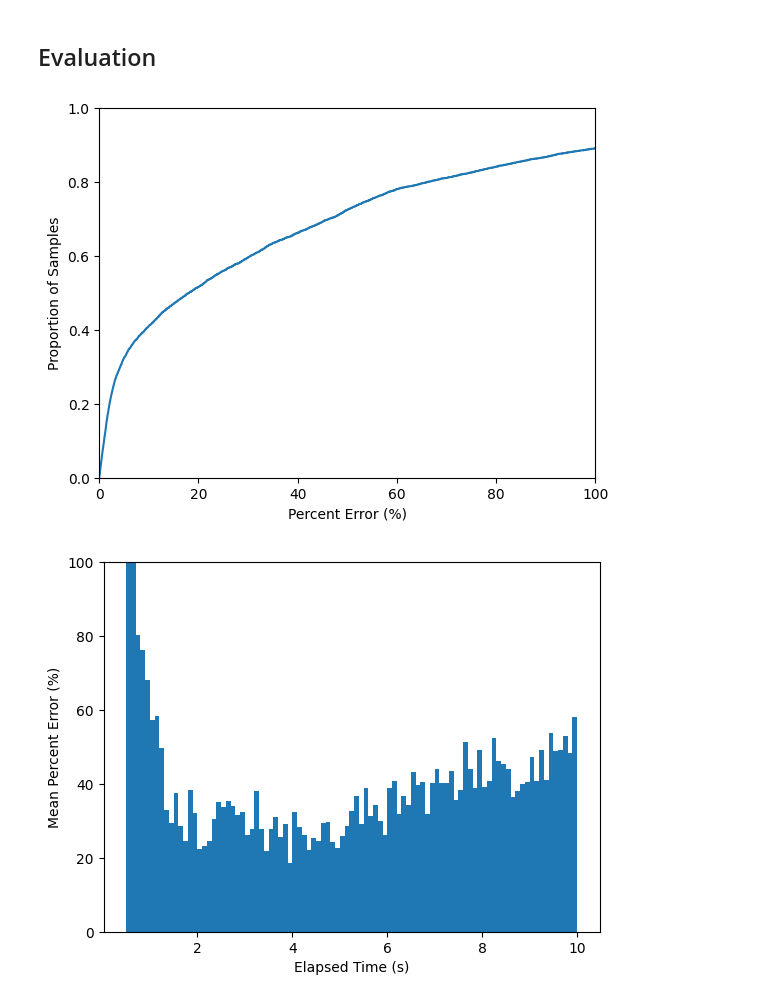
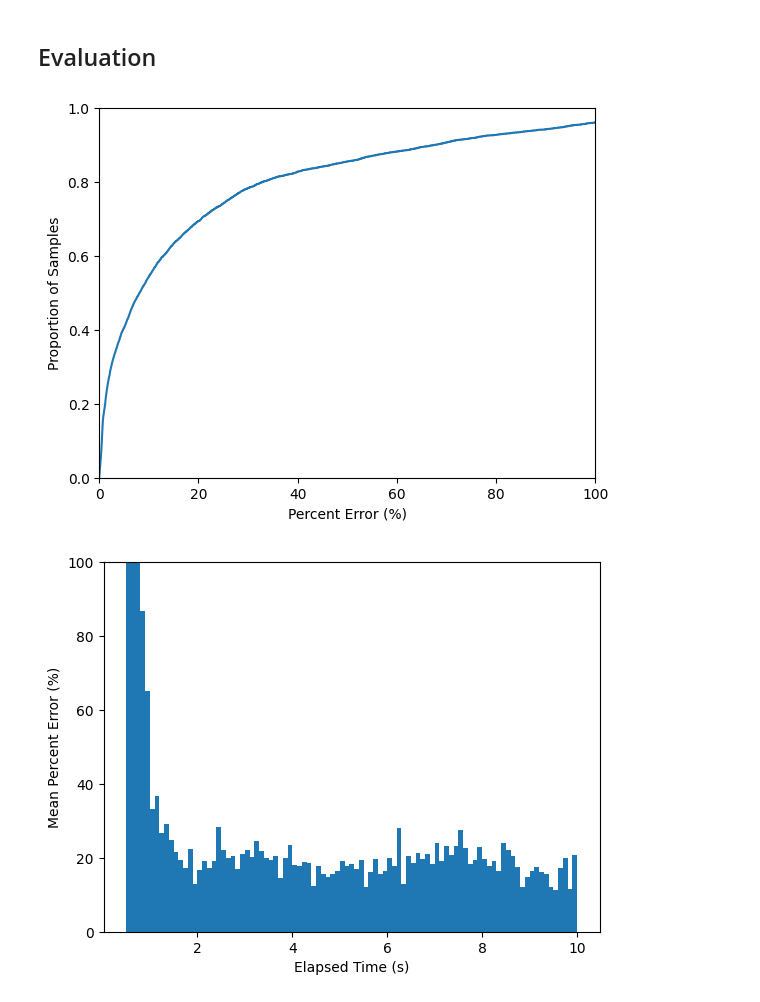
Before and after one commit to yuheho7749/netPeak, a Jupyter notebook: pipeline.ipynb, the cells around one changed output. Cells and saved outputs as stored; diff of their text form; code cells hidden in the pictures.

```diff
--- a/pipeline.ipynb
+++ b/pipeline.ipynb
@@ -71,10 +70,6 @@ features
 # %%
 X, y = features.values, labels.values
 X_train, X_test, y_train, y_test = train_test_split(X, y, test_size=0.3)
-
-scaler = StandardScaler()
-X_train = scaler.fit_transform(X_train)
-X_test = scaler.transform(X_test)
 # %% [markdown]
 # Throughput Predictor
 # %%
@@ -124,14 +119,14 @@ ax.set_ylabel('Proportion of Samples')
 plt.xlim(0, 100)
 plt.show()
 # %% [output]
-[figure, old version]
+[figure, new version]
 # %%
-k_vals, inv = np.unique(scaler.inverse_transform(X_test)[::, 0], return_inverse=True)
+k_vals, inv = np.unique(X_test[::, 0], return_inverse=True)
 ax = plt.axes()
 ax.bar(k_vals * WINDOW_SIZE_MS/1000.0, np.bincount(inv, weights=percent_error) / np.bincount(inv), width=WINDOW_SIZE_MS/1000.0, align='edge')
 ax.set_xlabel('Elapsed Time (s)')
 ax.set_ylabel('Mean Percent Error (%)')
 ax.set_ylim(0, 100)
 plt.show()
 # %% [output]
-[figure, old version]
+[figure, new version]
```
Also changed, not shown: parts of 6 cells of this notebook, 3 other files.
